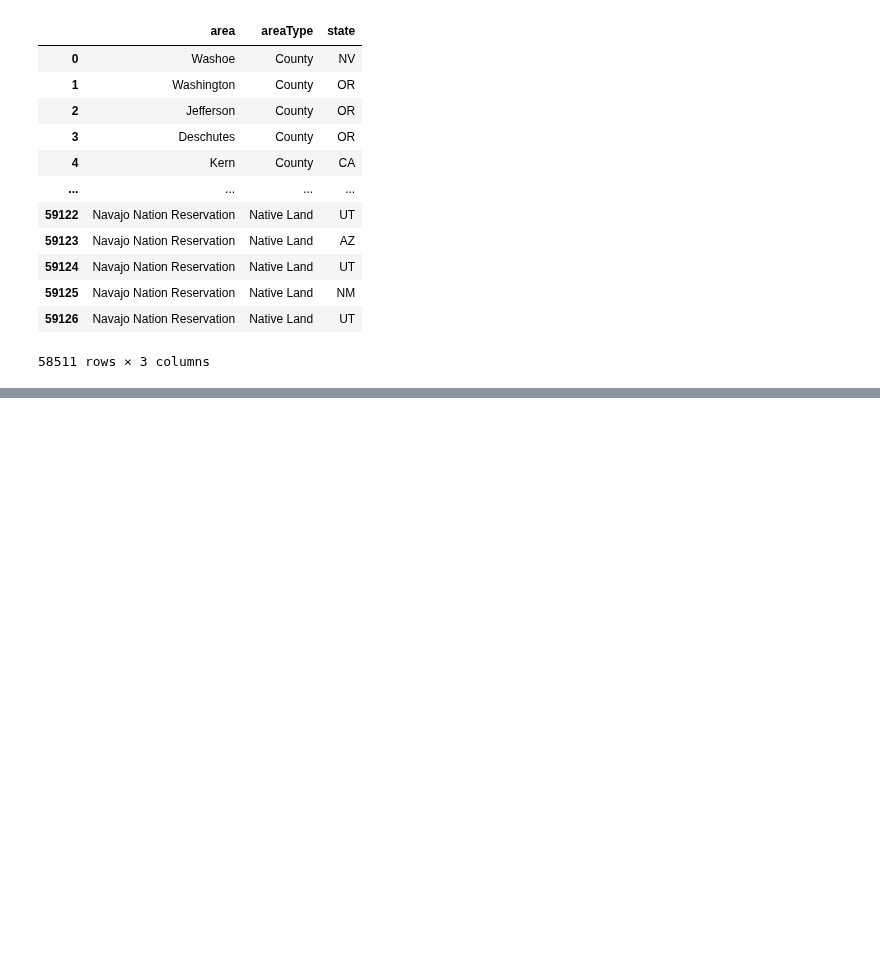
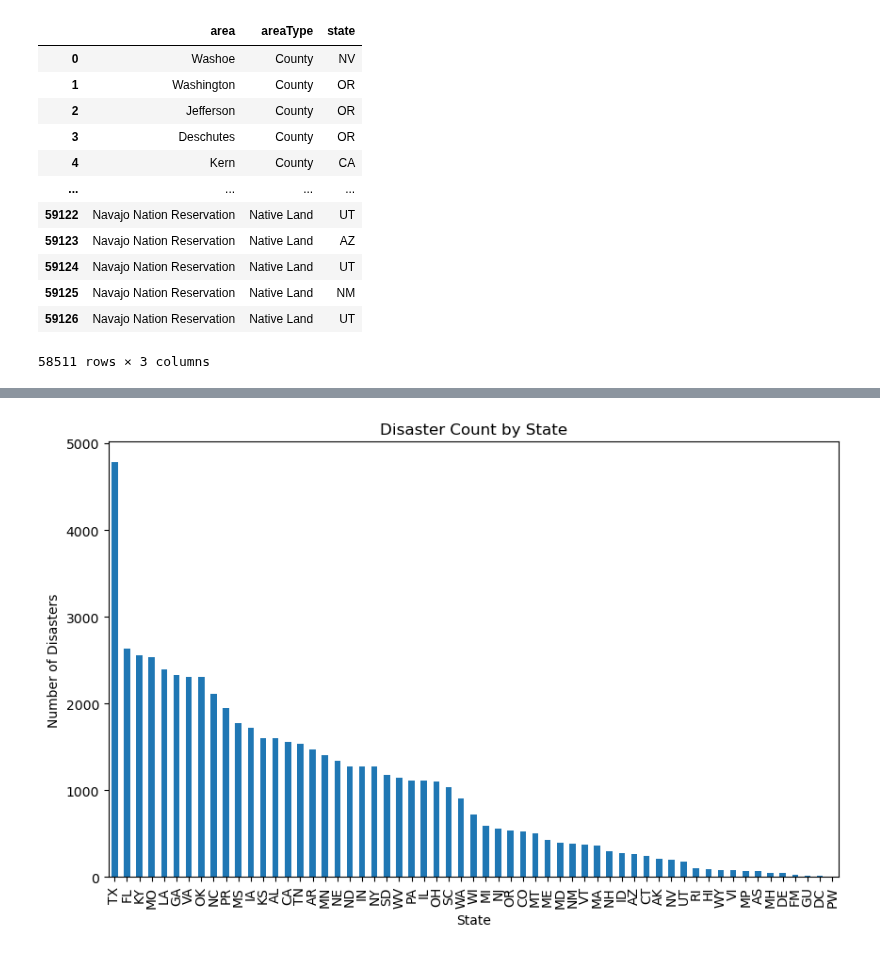
Before and after one commit to Neelka96/HavocMapper, a Jupyter notebook: data_pipeline.ipynb, the cells around one changed output, grey strips where cells are left out. Drawn from its saved outputs; the diff is of its cells as text; code cells hidden in the pictures; blank space fills up the shorter version.

Commit message:
updating visuals with impact analysis

```diff
--- a/data_pipeline.ipynb
+++ b/data_pipeline.ipynb
@@ -413,0 +424,10 @@ geocode_df = pd.Series(coordinates)
+# %%
+# Convert dates to datetime
+fema_disasters['declarationDate'] = pd.to_datetime(fema_disasters['declarationDate'])
+fema_disasters['incidentBeginDate'] = pd.to_datetime(fema_disasters['incidentBeginDate'])
+
+# Calculate time to declare
+fema_disasters['time_to_declare'] = (fema_disasters['declarationDate'] - fema_disasters['incidentBeginDate']).dt.days
+
+# # Summary statistics for time_to_declare
+fema_disasters['time_to_declare'].describe()
@@ -413,0 +444,3 @@ geocode_df = pd.Series(coordinates)
+# %%
+program_cols = ['ihProgramDeclared', 'iaProgramDeclared', 'paProgramDeclared', 'hmProgramDeclared']
+fema_disasters[program_cols].sum()
@@ -413,0 +453,2 @@ geocode_df = pd.Series(coordinates)
+# %%
+fema_disasters['total_programs'] = fema_disasters[program_cols].sum(axis = 1)
@@ -413,0 +473,12 @@ geocode_df = pd.Series(coordinates)
+# %%
+import matplotlib.pyplot as plt
+
+state_disaster_count = fema_disasters['state'].value_counts()
+
+# Plot
+state_disaster_count.plot(kind='bar', figsize=(10, 6), title="Disaster Count by State")
+plt.xlabel("State")
+plt.ylabel("Number of Disasters")
+plt.show()
+# %% [output]
+[figure, added]
```
Also changed, not shown: parts of 16 cells of this notebook.
